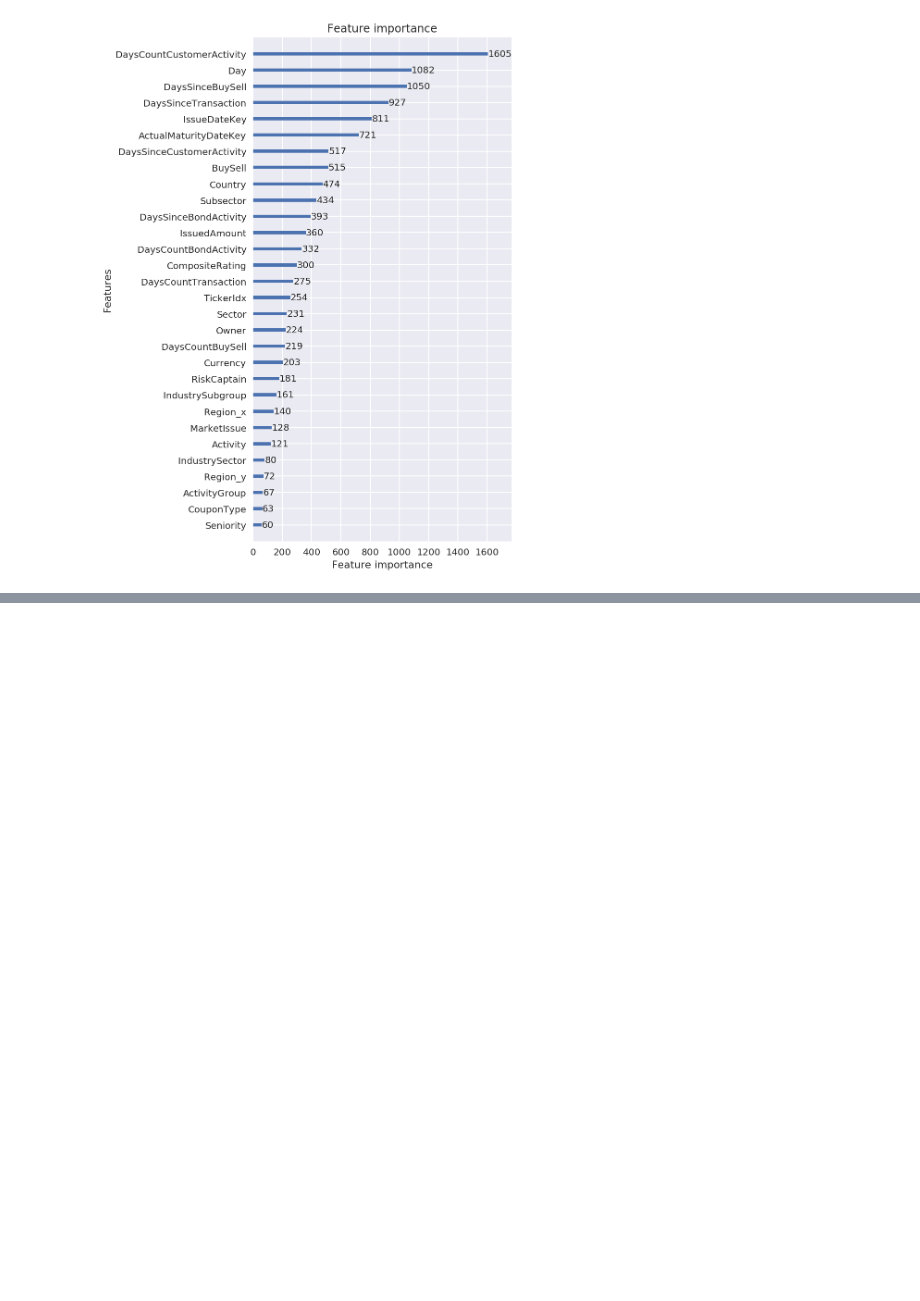
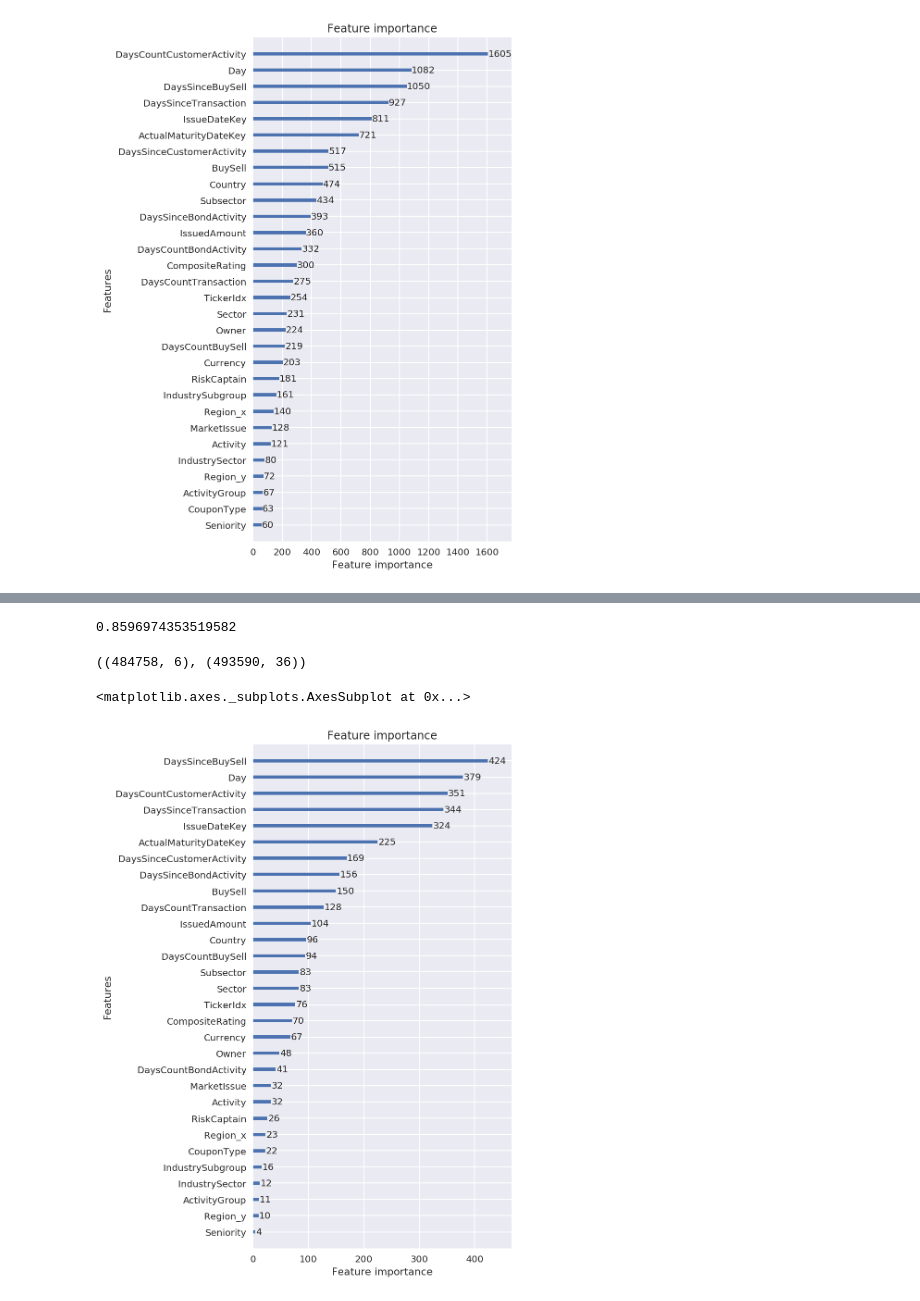
Before and after one commit to Robert-Aduviri/DSG-2018-Qualifiers, a Jupyter notebook: notebooks/robert/RA-19-All-Weeks.ipynb, the cells around one changed output, grey strips where cells are left out. Cells and saved outputs as stored; diff of their text form; code cells hidden in the pictures; blank space fills up the shorter version.

```diff
--- a/notebooks/robert/RA-19-All-Weeks.ipynb
+++ b/notebooks/robert/RA-19-All-Weeks.ipynb
@@ -292,0 +409,16 @@ plot_importance(output[-1][1], figsize=(5,10))
+# %%
+all_2018 = pd.concat(data_2018[:-2])
+# %%
+%%time
+train = all_2018
+test = data_2018[-2]
+X_train, y_train = train.drop(id_cols + [target_col], axis=1), train[target_col]
+X_test = test.drop(id_cols + [target_col], axis=1)
+assert list(X_train.columns) == list(X_test.columns)
+y_test, _, results, model = run_model(
+            LGBMClassifier(n_estimators=120),
+            X_train, y_train, None, None, X_test,
+            metric_names, results,
+            params_desc='n_estimators=120',
+            dataset_desc=f'all_2018_diffcounts',
+            early_stopping_rounds=None)
@@ -292,0 +433,15 @@ plot_importance(output[-1][1], figsize=(5,10))
+# %%
+from sklearn.metrics import roc_auc_score
+roc_auc_score(test[target_col], y_test)
+# %% [output]
+0.8596974353519582
+# %%
+challenge.shape, test.shape
+# %% [output]
+((484758, 6), (493590, 36))
+# %%
+from lightgbm import plot_importance
+plot_importance(model, figsize=(5,10))
+# %% [output]
+<matplotlib.axes._subplots.AxesSubplot at 0x...>
+[figure, added]
```
Also changed, not shown: parts of 64 cells of this notebook, 1 other file.
